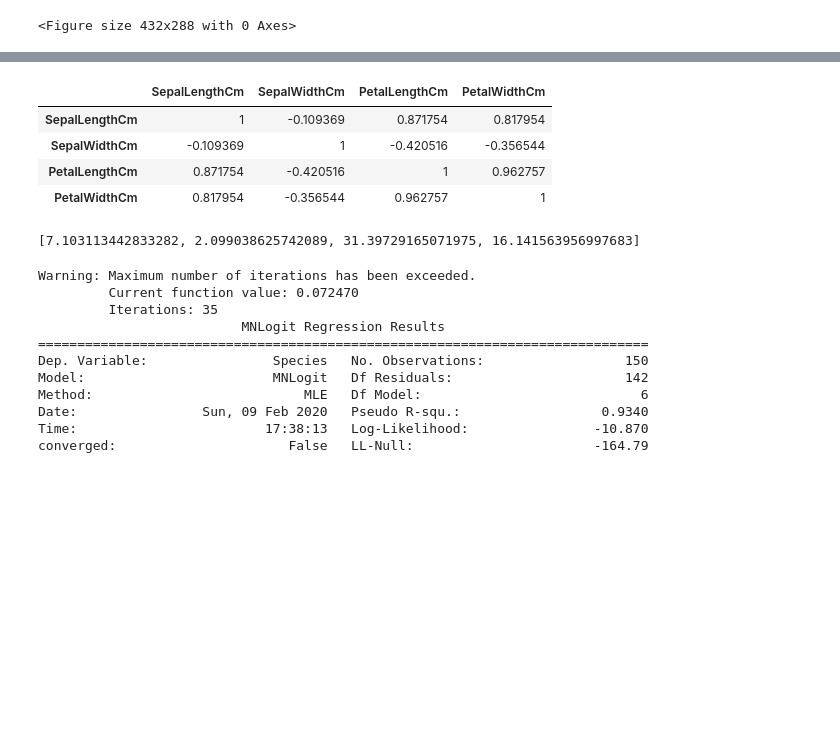
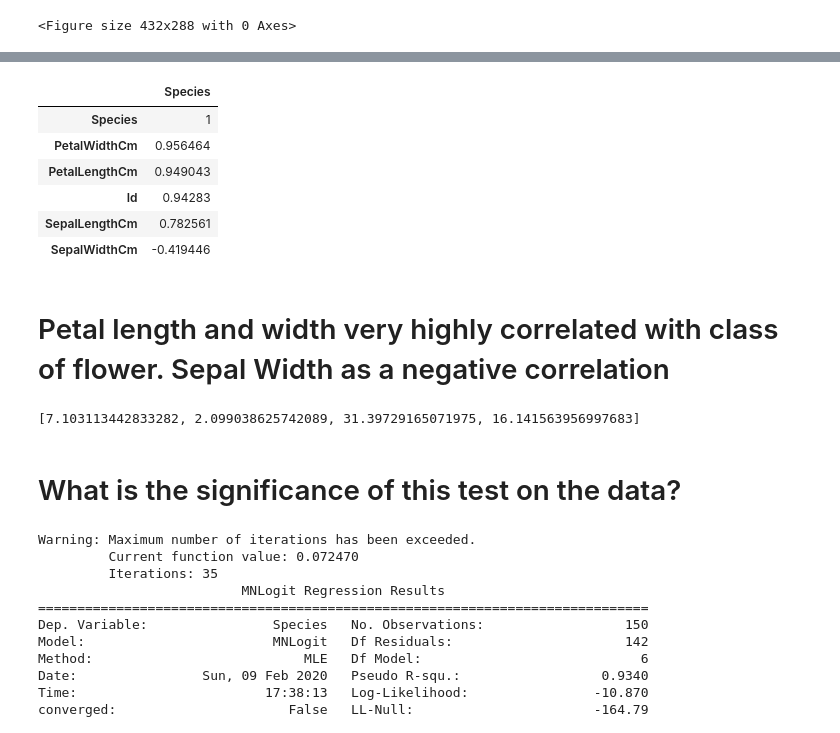
Before and after one commit to karljmurphy/logistic_regression, a Jupyter notebook: LR.ipynb, the cells around one changed output, grey strips where cells are left out. Cells and saved outputs as stored; diff of their text form; code cells hidden in the pictures; blank space fills up the shorter version.

```diff
--- a/LR.ipynb
+++ b/LR.ipynb
@@ -37,12 +107,16 @@ We see from the above histogram that the "Species" variable is well balanced
 # %%
-corr = df[['SepalLengthCm','SepalWidthCm','PetalLengthCm','PetalWidthCm']].corr()
-corr.style.background_gradient(cmap='coolwarm')
+corr = df.corr()[['Species']].sort_values(by='Species',ascending=False)
+corr.style.background_gradient()
 # %% [output]
-|  | SepalLengthCm | SepalWidthCm | PetalLengthCm | PetalWidthCm |
-| SepalLengthCm | 1 | -0.109369 | 0.871754 | 0.817954 |
-| SepalWidthCm | -0.109369 | 1 | -0.420516 | -0.356544 |
-| PetalLengthCm | 0.871754 | -0.420516 | 1 | 0.962757 |
-| PetalWidthCm | 0.817954 | -0.356544 | 0.962757 | 1 |
+|  | Species |
+| Species | 1 |
+| PetalWidthCm | 0.956464 |
+| PetalLengthCm | 0.949043 |
+| Id | 0.94283 |
+| SepalLengthCm | 0.782561 |
+| SepalWidthCm | -0.419446 |
+# %% [markdown]
+# Petal length and width very highly correlated with class of flower. Sepal Width as a negative correlation
 # %%
 from statsmodels.stats.outliers_influence import variance_inflation_factor
 from patsy import dmatrices
@@ -55,6 +129,8 @@ vif = [variance_inflation_factor(X.to_numpy(), i) for i in range(X.to_numpy().sh
 print(vif[1:])
 # %% [output]
 [7.103113442833282, 2.099038625742089, 31.39729165071975, 16.141563956997683]
+# %% [markdown]
+# What is the significance of this test on the data?
 # %%
 
 import statsmodels.api as sm
```
Also changed, not shown: parts of 19 cells of this notebook.
